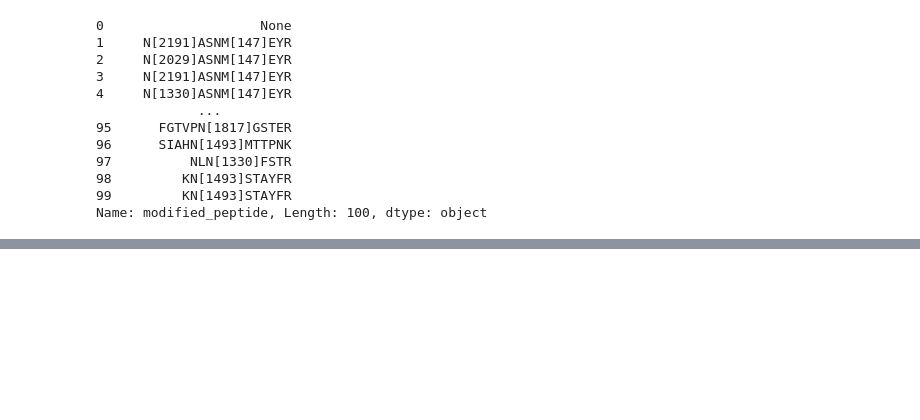
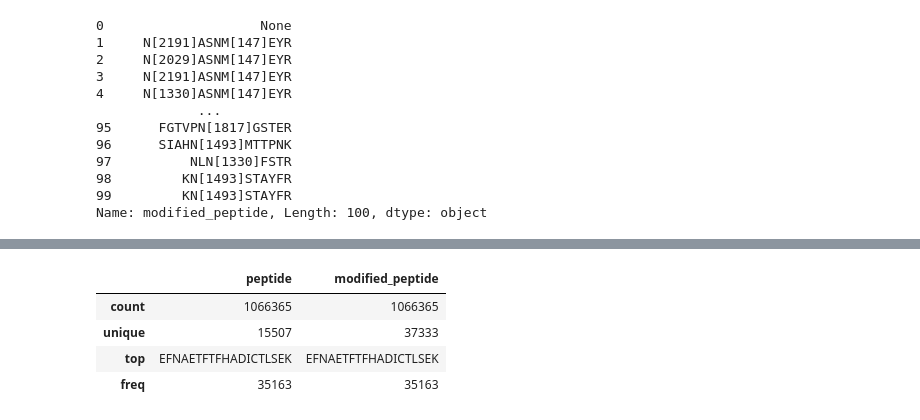
Before and after one commit to hjisaac/glycopeptide-data-lens, a Jupyter notebook: scripts/dataset_split.ipynb, the cells around one changed output, grey strips where cells are left out. Drawn from its saved outputs; the diff is of its cells as text; code cells hidden in the pictures; blank space fills up the shorter version.

```diff
--- a/scripts/dataset_split.ipynb
+++ b/scripts/dataset_split.ipynb
@@ -320,0 +448,13 @@ result[["peptide", "modified_peptide"]].to_csv(
+# %%
+train_peptide_and_modified_df = pd.read_csv(
+    BASE_REPORTS_CSV_DIR
+    / f"version{split_version}_train_split_peptide_and_modified_peptides.csv",
+)
+
+train_peptide_and_modified_df.describe()
+# %% [output]
+|  | peptide | modified_peptide |
+| count | 1066365 | 1066365 |
+| unique | 15507 | 37333 |
+| top | EFNAETFTFHADICTLSEK | EFNAETFTFHADICTLSEK |
+| freq | 35163 | 35163 |
```
Also changed, not shown: parts of 20 cells of this notebook, 7 other files.
